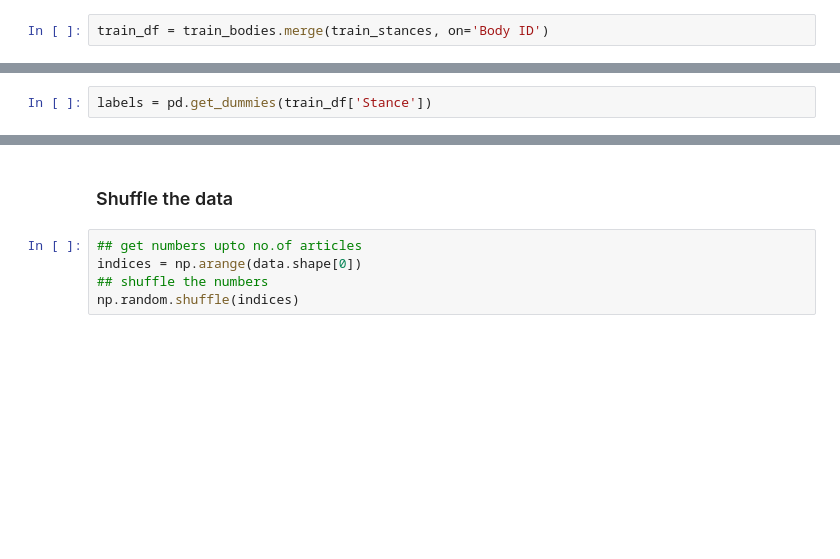
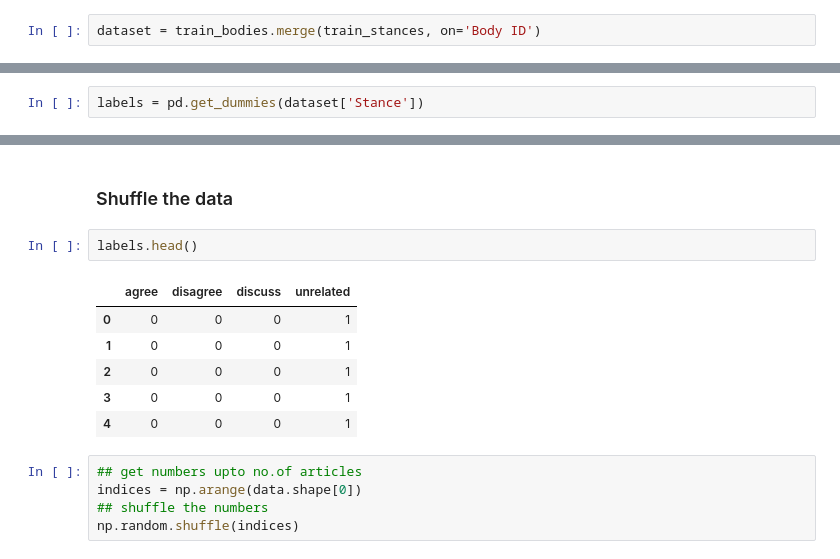
Before and after one commit to GreatLearningAIML1/aiml-ml-hyd-nov-18-batch-rajadasgupta, a Jupyter notebook: Stance_Detection_for_the_Fake_News_Challenge_Questions.ipynb, the cells around one changed output, grey strips where cells are left out. Saved outputs shown, nothing was run; the diff lists cells and outputs as text; blank space fills up the shorter version.

```diff
--- a/Stance_Detection_for_the_Fake_News_Challenge_Questions.ipynb
+++ b/Stance_Detection_for_the_Fake_News_Challenge_Questions.ipynb
@@ -67,5 +67,5 @@ train_stances.columns
 # %% [output]
 Index(['Headline', 'Body ID', 'Stance'], dtype='object')
 # %%
-train_df = train_bodies.merge(train_stances, on='Body ID')
+dataset = train_bodies.merge(train_stances, on='Body ID')
 # %%
@@ -396,7 +373,7 @@ array([[  733,   209,   343,  7112,   192,    34,  1334, 11487,    21,
 
 You can use [get_dummies](https://pandas.pydata.org/pandas-docs/stable/generated/pandas.get_dummies.html) in pandas to create one-hot vectors.
 # %%
-labels = pd.get_dummies(train_df['Stance'])
+labels = pd.get_dummies(dataset['Stance'])
 # %% [markdown]
 ### Check 4:
 
@@ -409,6 +386,15 @@ Shape of data tensor: (49972, 20, 20)
 Shape of label tensor: (49972, 4)
 # %% [markdown]
 ### Shuffle the data
+# %%
+labels.head()
+# %% [output]
+|  | agree | disagree | discuss | unrelated |
+| 0 | 0 | 0 | 0 | 1 |
+| 1 | 0 | 0 | 0 | 1 |
+| 2 | 0 | 0 | 0 | 1 |
+| 3 | 0 | 0 | 0 | 1 |
+| 4 | 0 | 0 | 0 | 1 |
 # %%
 ## get numbers upto no.of articles
 indices = np.arange(data.shape[0])
```
Also changed, not shown: parts of 23 cells of this notebook.
